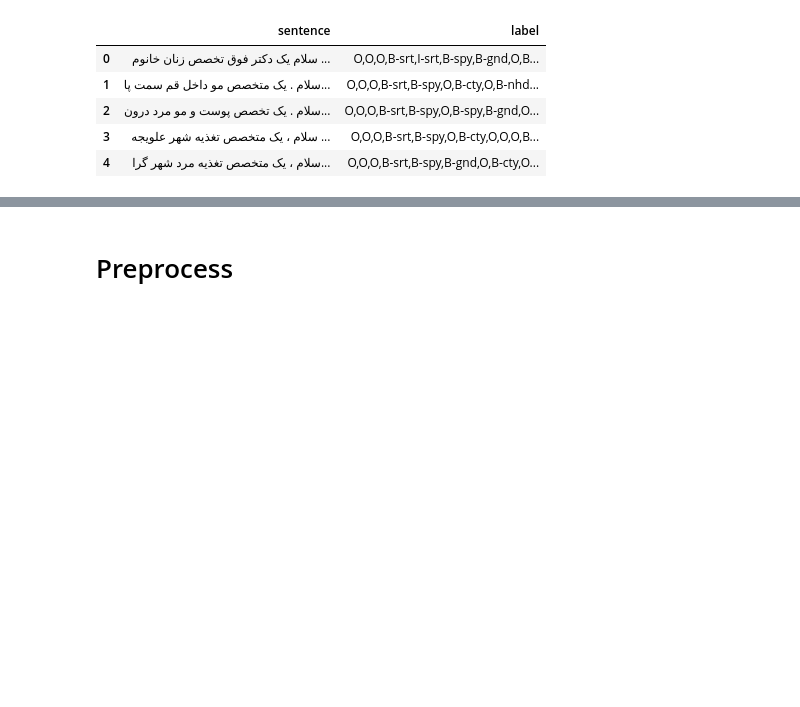
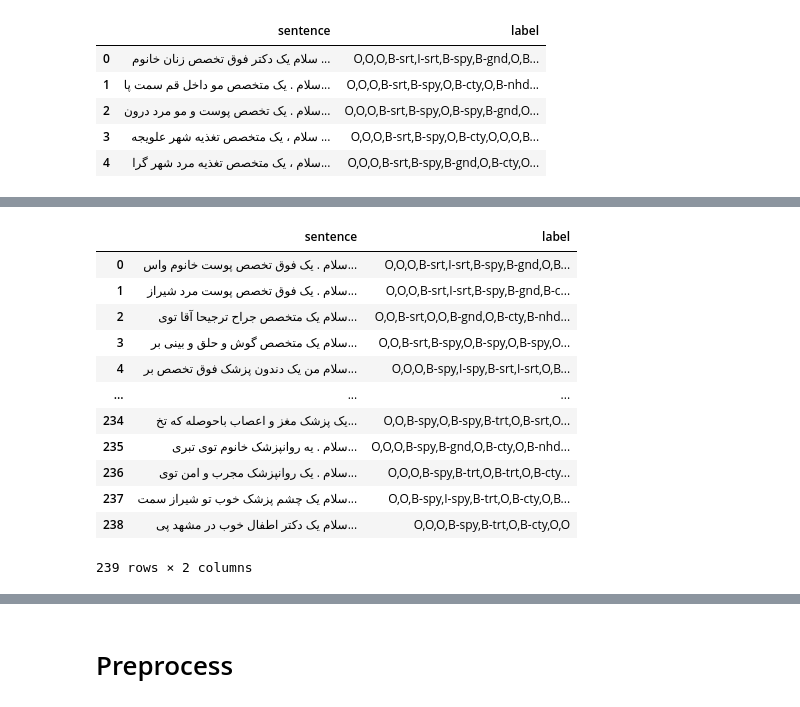
Before and after one commit to InFluX-M/Doctor-Recommendation-Assistant, a Jupyter notebook: EntityRecognitionWithBERT.ipynb, the cells around one changed output, grey strips where cells are left out. Drawn from its saved outputs; the diff is of its cells as text; code cells hidden in the pictures; blank space fills up the shorter version.

```diff
--- a/EntityRecognitionWithBERT.ipynb
+++ b/EntityRecognitionWithBERT.ipynb
@@ -133,0 +146,16 @@ data['label'] = data['label'].apply(lambda x: x.replace(" ", ","))
+# %%
+data
+# %% [output]
+|  | sentence | label |
+| 0 | سلام . یک فوق تخصص پوست خانوم واس... | O,O,O,B-srt,I-srt,B-spy,B-gnd,O,B... |
+| 1 | سلام . یک فوق تخصص پوست مرد شیراز... | O,O,O,B-srt,I-srt,B-spy,B-gnd,B-c... |
+| 2 | سلام یک متخصص جراح ترجیحا آقا توی... | O,O,B-srt,O,O,B-gnd,O,B-cty,B-nhd... |
+| 3 | سلام یک متخصص گوش و حلق و بینی بر... | O,O,B-srt,B-spy,O,B-spy,O,B-spy,O... |
+| 4 | سلام من یک دندون پزشک فوق تخصص بر... | O,O,O,B-spy,I-spy,B-srt,I-srt,O,B... |
+| ... | ... | ... |
+| 234 | یک پزشک مغز و اعصاب باحوصله که تخ... | O,O,B-spy,O,B-spy,B-trt,O,B-srt,O... |
+| 235 | سلام . یه روانپزشک خانوم توی تبری... | O,O,O,B-spy,B-gnd,O,B-cty,O,B-nhd... |
+| 236 | سلام . یک روانپزشک مجرب و امن توی... | O,O,O,B-spy,B-trt,O,B-trt,O,B-cty... |
+| 237 | سلام یک چشم پزشک خوب تو شیراز سمت... | O,O,B-spy,I-spy,B-trt,O,B-cty,O,B... |
+| 238 | سلام یک دکتر اطفال خوب در مشهد پی... | O,O,O,B-spy,B-trt,O,B-cty,O,O |
+239 rows × 2 columns
```
Also changed, not shown: parts of 26 cells of this notebook, 13 other files.
